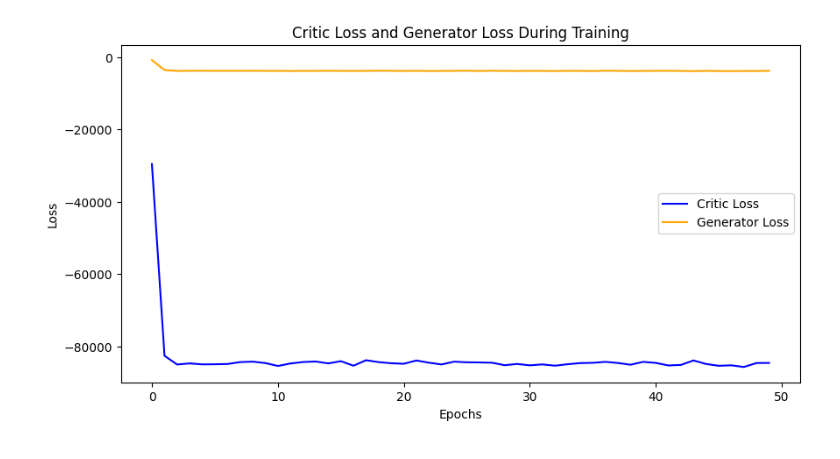
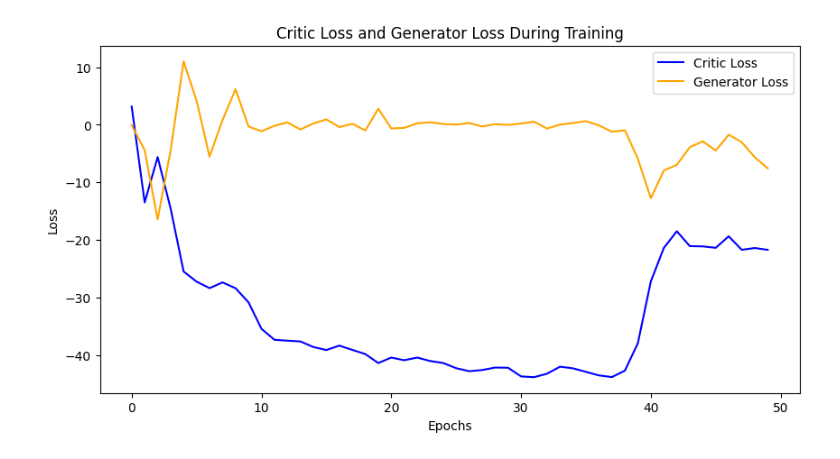
Before and after one commit to devansheek/CSI-GAN-Data-Augmentation, a Jupyter notebook: cwgan with gp.ipynb, the cells around one changed output. Saved outputs shown, nothing was run; the diff lists cells and outputs as text; code cells hidden in the pictures.

```diff
--- a/cwgan with gp.ipynb
+++ b/cwgan with gp.ipynb
@@ -5,6 +5,12 @@ import matplotlib.pyplot as plt
 import torch.optim as optim
 from torch.utils.data import DataLoader, TensorDataset
 import numpy as np
+# %%
+def init_weights(m):
+    if isinstance(m, nn.Linear):
+        nn.init.normal_(m.weight, 0.0, 0.02)
+        if m.bias is not None:
+            nn.init.constant_(m.bias, 0)
 # %%
 class Generator(nn.Module):
     def __init__(self, noise_dim, label_dim, output_dim):
@@ -22,6 +28,7 @@ class Generator(nn.Module):
             nn.Linear(2048, output_dim),
             nn.Tanh()
         )
+        self.apply(init_weights)
 
     def forward(self, noise, labels):
         labels = self.label_emb(labels)
@@ -40,6 +47,7 @@ class Critic(nn.Module):
             nn.Dropout(0.3),
             nn.Linear(256, 1)
         )
+        self.apply(init_weights)
 
     def forward(self, inputs, labels):
         labels = self.label_emb(labels).view(labels.size(0), -1)
@@ -82,7 +90,7 @@ def generate_csi_samples(generator, label_dim, noise_dim, num_samples, device):
         synthetic_data = generator(noise, labels)
     return synthetic_data, labels
 # %%
-def train_gan(data, labels, epochs=5000, batch_size=32, noise_dim=100, lr_g=3e-4, lr_c=3e-4, lambda_gp=10):
+def train_gan(data, labels, epochs=50, batch_size=32, noise_dim=100, lr_g=0.00005, lr_c=0.00005, lambda_gp=10):
     device = torch.device('cuda' if torch.cuda.is_available() else 'cpu')
     data = data.float()
     labels = labels.long()
@@ -138,11 +146,11 @@ def train_gan(data, labels, epochs=5000, batch_size=32, noise_dim=100, lr_g=3e-4
         # if (epoch + 1) % 500 == 0:
         #     synthetic_csi, _ = generate_csi_samples(G, 8, noise_dim, num_samples=200, device=device)
         #     torch.save(synthetic_csi, f'csi_data_epoch_{epoch + 1}.pth')
-        if (epoch + 1) % 500 == 0:
+        if (epoch + 1) % 20 == 0:
             synthetic_csi, syn_labels = generate_csi_samples(G, 8, noise_dim, 500, device=device)
             torch.save({'synthetic_csi': synthetic_csi, 'labels': syn_labels}, f'csi_data_epoch_{epoch + 1}.pth')
 
-        if (epoch + 1) % 500 == 0:
+        if (epoch + 1) % 20 == 0:
             print(f'Epoch [{epoch + 1}/{epochs}], Critic Loss: {critic_losses[-1]:.4f}, Generator Loss: {generator_losses[-1]:.4f}')
             torch.save(G.state_dict(), f'generator_{epoch + 1}.pth')
 
@@ -150,6 +158,9 @@ def train_gan(data, labels, epochs=5000, batch_size=32, noise_dim=100, lr_g=3e-4
 # %%
 data_user1 = torch.load('data_mm_user1.pth')
 labels_user1 = torch.load('labels_user1.pth')
+
+data_user1 = (data_user1 - data_user1.min()) / (data_user1.max() - data_user1.min())  # Normalize data between 0 and 1
+data_user1 = (data_user1 - data_user1.mean()) / data_user1.std()  # Standardize data
 
 G, C, critic_losses, generator_losses = train_gan(data_user1, labels_user1)
 
@@ -167,4 +178,4 @@ Epoch [40/50], Critic Loss: -84256.8805, Generator Loss: -3821.0439
-[figure, old version]
+[figure, new version]
 # %%
 # def gradient_penalty(C, real_data, fake_data, real_labels, lambda_gp):
 #     batch_size = real_data.size(0)
```
Also changed, not shown: parts of 1 cell of this notebook, 13 other files.
